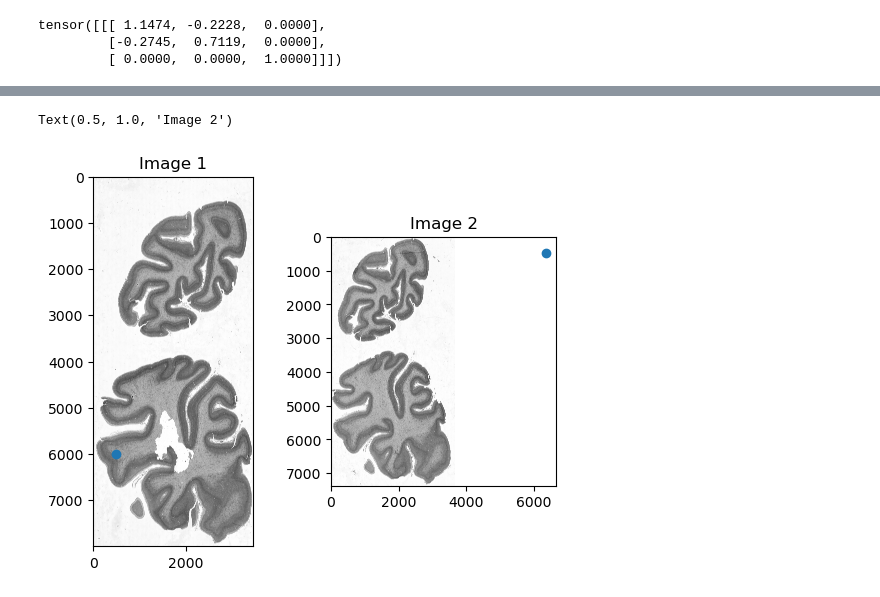
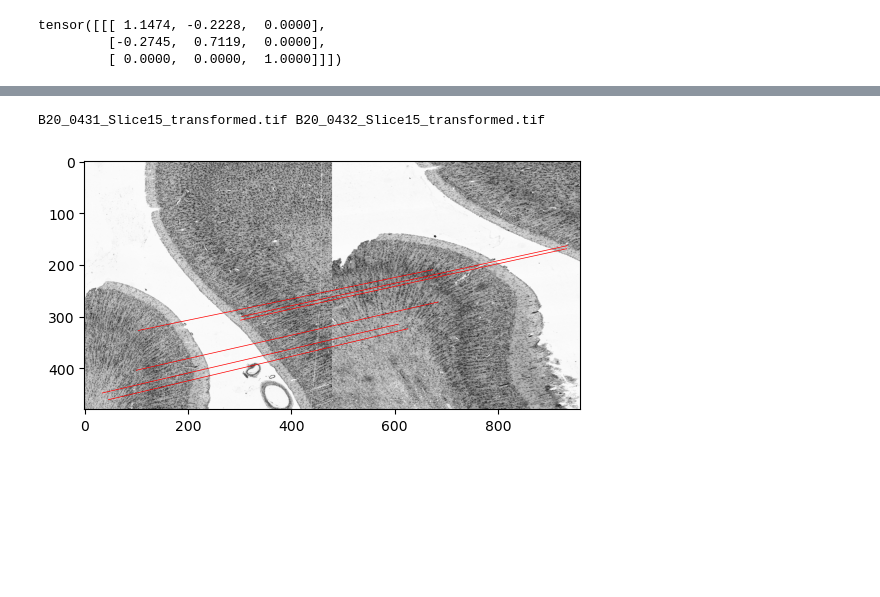
Before and after one commit to rorinr/HyperBrain, a Jupyter notebook: test.ipynb, the cells around one changed output, grey strips where cells are left out. Saved outputs shown, nothing was run; the diff lists cells and outputs as text; code cells hidden in the pictures; blank space fills up the shorter version.

```diff
--- a/test.ipynb
+++ b/test.ipynb
@@ -201,7 +244,7 @@ def collate_fn(batch: List[Tuple]) -> Tuple[torch.Tensor]:
     )
 
 
-class BrainDataset(Dataset):
+class BrainDatasetProjective(Dataset):
     def __init__(
         self,
         images_directory: str,
@@ -304,7 +347,7 @@ class BrainDataset(Dataset):
             image_2 = self.transform(image_2)
 
         # Apply random affine transformation to image 2
-        transformation_matrix = torch.column_stack([sample_random_affine_matrix(0.3), torch.Tensor([[0, 0, 1]]).unsqueeze(1)])
+        transformation_matrix = torch.column_stack([sample_random_affine_matrix(0.3), torch.Tensor([[-0.00005, 0.00004, 1]]).unsqueeze(1)])
 
         image_2_transformed = warp_perspective(
             src=image_2.unsqueeze(0),
@@ -318,7 +361,7 @@ class BrainDataset(Dataset):
 
         # Transform the grid coordinates according to the affine transformation
         # Pixel (i,j) of image_1 corresponds to pixel image_coordinate_mapping[i,j] in image_2
-        image_coordinate_mapping = transform_grid_coordinates(
+        image_coordinate_mapping = transform_grid_coordinates_perspective(
             grid_coordinates=grid_coordinates,
             transformation_matrix=transformation_matrix[0],
         )
@@ -466,35 +472,26 @@ deformation[-1, 0], deformation_2[-1,0]
-# %%
-image_1 = read_image(
-    r"C:\Users\robin\Desktop\temp\temp\B20_0524_Slice15.tif", size=(3463, 8000)
-)
-image_2 = read_image(
-    r"C:\Users\robin\Desktop\temp\temp\B20_0525_Slice15.tif", size=(3668, 7382)
-)
-image_1, image_2 = ToTensor()(image_1), ToTensor()(image_2)
-
-file_path = r"C:\Users\robin\Desktop\temp\temp\0524-0525_deformation_low_scale_10.h5"
-f1 = h5py.File(file_path, "r")
-deformation = cv2.resize(np.array(f1["deformation"]) // 10, (3463, 8000))
-deformation = torch.Tensor(deformation).long()
-# deformation = torch.flip(deformation, dims=[-1])
-
-index = [6000, 500]
-
-import matplotlib.pyplot as plt
-
-# Create a figure with two subplots
-fig, axs = plt.subplots(1, 2)
-
-# Plot img1_ds_np in the first subplot
-axs[0].imshow(image_1[0], cmap="gray")
-axs[0].scatter(index[1], index[0])
-axs[0].set_title("Image 1")
-
-
-# Plot img2_ds_np in the second subplot
-axs[1].imshow(image_2[0], cmap="gray")
-axs[1].scatter(*deformation[index[0], index[1]])
-axs[1].set_title("Image 2")
-# %% [output]
-Text(0.5, 1.0, 'Image 2')
-[figure, removed]
+# %%
+crop_size = 480
+transformation_threshold = 0.3
+patch_size = 8
+max_translation_shift = 50
+fine_height_width = (crop_size//patch_size)*4
+coarse_height_width = crop_size//patch_size
+images_directory = "data/cyto_downscaled_3344_3904/"
+use_train_data = True
+
+dataset_train = BrainDatasetProjective(
+    images_directory=images_directory,
+    train=use_train_data,
+    transformation_threshold=transformation_threshold,
+    crop_size=crop_size,
+    patch_size=patch_size,
+    max_translation_shift=max_translation_shift,
+    fine_height_width=fine_height_width,
+    # transform=v2.Compose([v2.Normalize(mean=[0.594], std=[0.204])]),
+)
+# %%
+sample = dataset_train[2]
+# %% [output]
+B20_0431_Slice15_transformed.tif B20_0432_Slice15_transformed.tif
+# %%
+image_1_crop, image_2_crop, match_matrix, relative_coordinates, crop_coordinate_mapping = sample
@@ -500,0 +500,4 @@ Text(0.5, 1.0, 'Image 2')
+# %%
+plot_images_with_matches_via_mapping(image_1=image_1_crop, image_2=image_2_crop, coordinate_mapping=crop_coordinate_mapping, number_of_matches=10, sample_keypoints_randomly=True)
+# %% [output]
+[figure, added]
```
Also changed, not shown: parts of 8 cells of this notebook.
